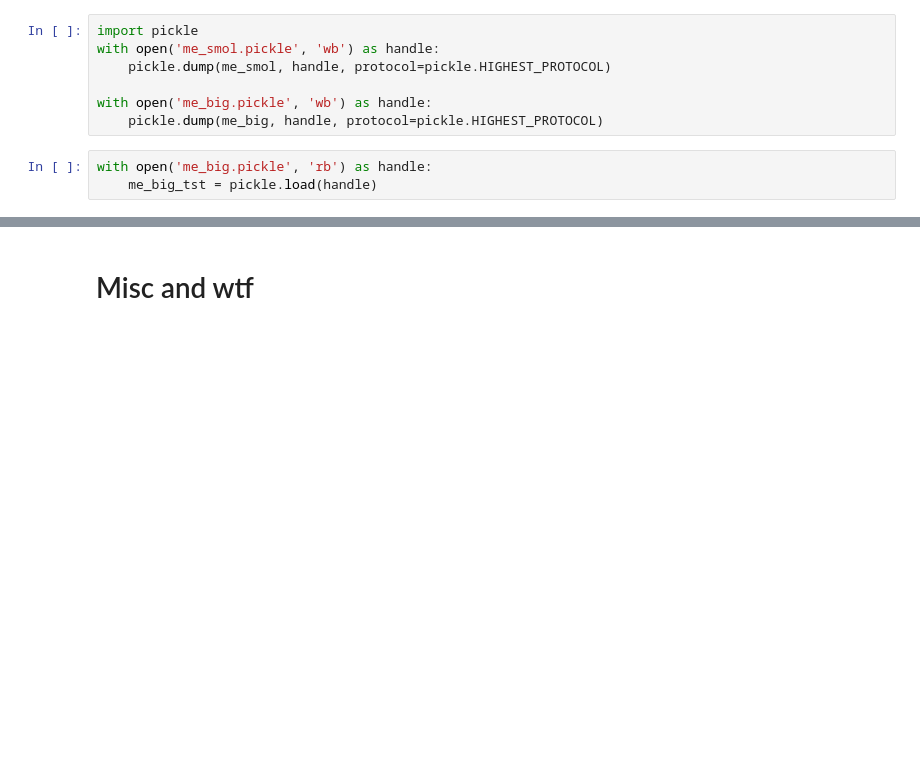
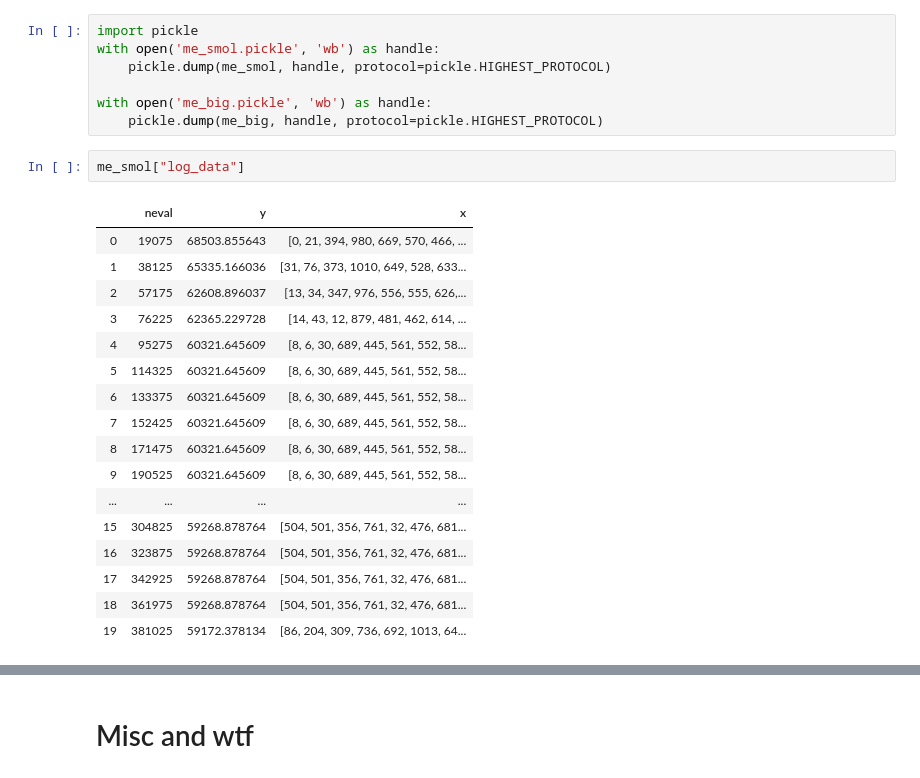
Before and after one commit to matejmojzes/18heur-2020, a Jupyter notebook: assignments/Poliak/triangles.ipynb, the cells around one changed output, grey strips where cells are left out. Saved outputs shown, nothing was run; the diff lists cells and outputs as text; blank space fills up the shorter version.

```diff
--- a/assignments/Poliak/triangles.ipynb
+++ b/assignments/Poliak/triangles.ipynb
@@ -336,6 +336,23 @@ with open('me_smol.pickle', 'wb') as handle:
 
 with open('me_big.pickle', 'wb') as handle:
     pickle.dump(me_big, handle, protocol=pickle.HIGHEST_PROTOCOL)
-# %%
-with open('me_big.pickle', 'rb') as handle:
-    me_big_tst = pickle.load(handle)
+# %%
+me_smol["log_data"]
+# %% [output]
+|  | neval | y | x |
+| 0 | 19075 | 68503.855643 | [0, 21, 394, 980, 669, 570, 466, ... |
+| 1 | 38125 | 65335.166036 | [31, 76, 373, 1010, 649, 528, 633... |
+| 2 | 57175 | 62608.896037 | [13, 34, 347, 976, 556, 555, 626,... |
+| 3 | 76225 | 62365.229728 | [14, 43, 12, 879, 481, 462, 614, ... |
+| 4 | 95275 | 60321.645609 | [8, 6, 30, 689, 445, 561, 552, 58... |
+| 5 | 114325 | 60321.645609 | [8, 6, 30, 689, 445, 561, 552, 58... |
+| 6 | 133375 | 60321.645609 | [8, 6, 30, 689, 445, 561, 552, 58... |
+| 7 | 152425 | 60321.645609 | [8, 6, 30, 689, 445, 561, 552, 58... |
+| 8 | 171475 | 60321.645609 | [8, 6, 30, 689, 445, 561, 552, 58... |
+| 9 | 190525 | 60321.645609 | [8, 6, 30, 689, 445, 561, 552, 58... |
+| ... | ... | ... | ... |
+| 15 | 304825 | 59268.878764 | [504, 501, 356, 761, 32, 476, 681... |
+| 16 | 323875 | 59268.878764 | [504, 501, 356, 761, 32, 476, 681... |
+| 17 | 342925 | 59268.878764 | [504, 501, 356, 761, 32, 476, 681... |
+| 18 | 361975 | 59268.878764 | [504, 501, 356, 761, 32, 476, 681... |
+| 19 | 381025 | 59172.378134 | [86, 204, 309, 736, 692, 1013, 64... |
```
Also changed, not shown: parts of 5 cells of this notebook.
